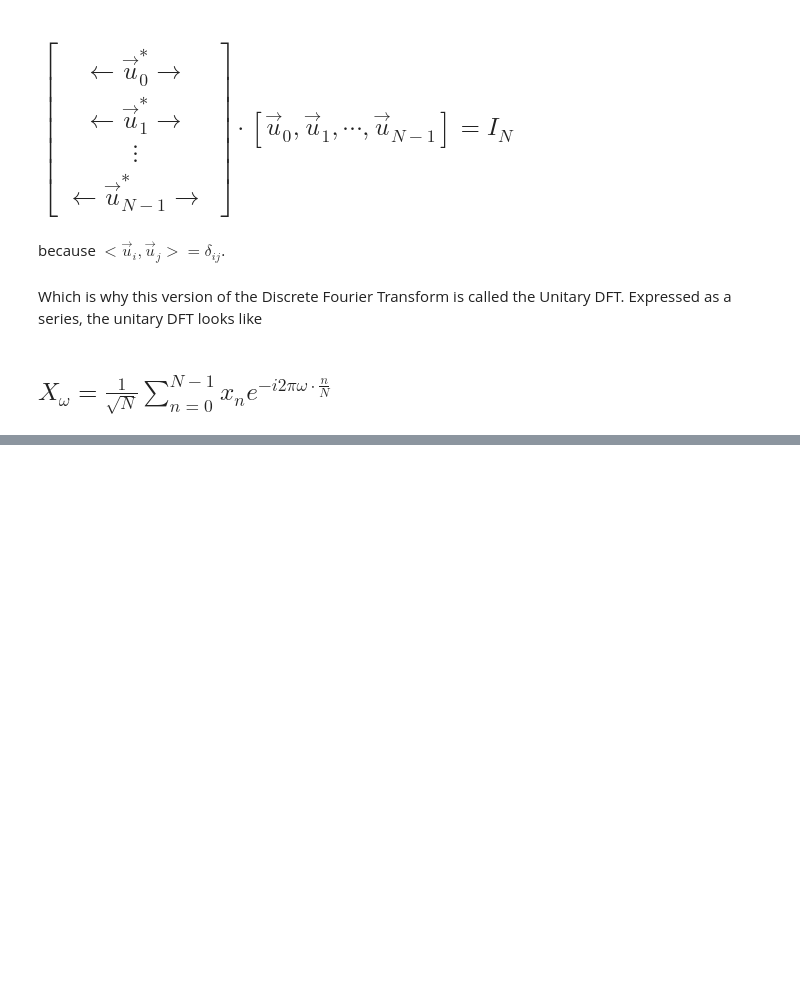
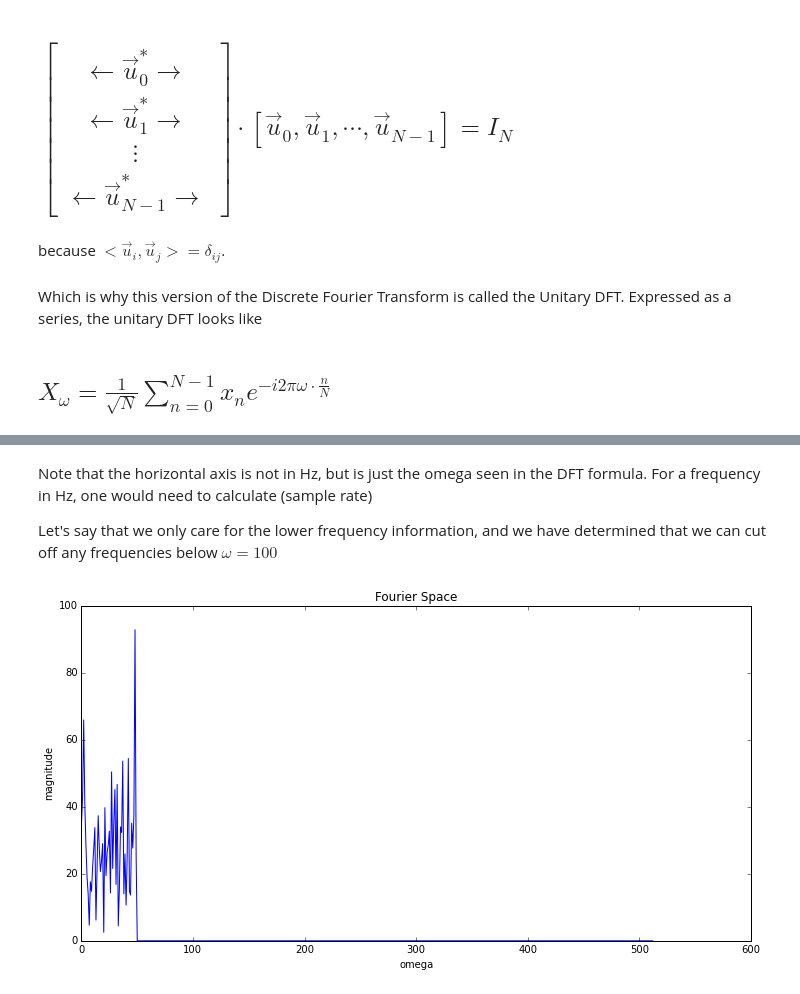
Before and after one commit to kylehovey/Fourier-Transform-Notebook, a Jupyter notebook: The Discrete Fourier Transform.ipynb, the cells around one changed output, grey strips where cells are left out. Cells and saved outputs as stored; diff of their text form; code cells hidden in the pictures; blank space fills up the shorter version.

```diff
--- a/The Discrete Fourier Transform.ipynb
+++ b/The Discrete Fourier Transform.ipynb
@@ -142,0 +190,14 @@ Which is why this version of the Discrete Fourier Transform is called the Unitar
+# %% [markdown]
+Note that the horizontal axis is not in Hz, but is just the omega seen in the DFT formula. For a frequency in Hz, one would need to calculate (sample rate)
+
+Let's say that we only care for the lower frequency information, and we have determined that we can cut off any frequencies below $\omega = 100$
+# %%
+cutoff = 50
+
+for i in range(len(DFT)-cutoff):
+    DFT[cutoff+i] = 0
+
+setup_graph(title='Fourier Space', x_label='omega', y_label='magnitude', fig_size=(12,6))
+_ = plot([abs(i) for i in DFT])
+# %% [output]
+[figure, added]
```
Also changed, not shown: parts of 10 cells of this notebook.
